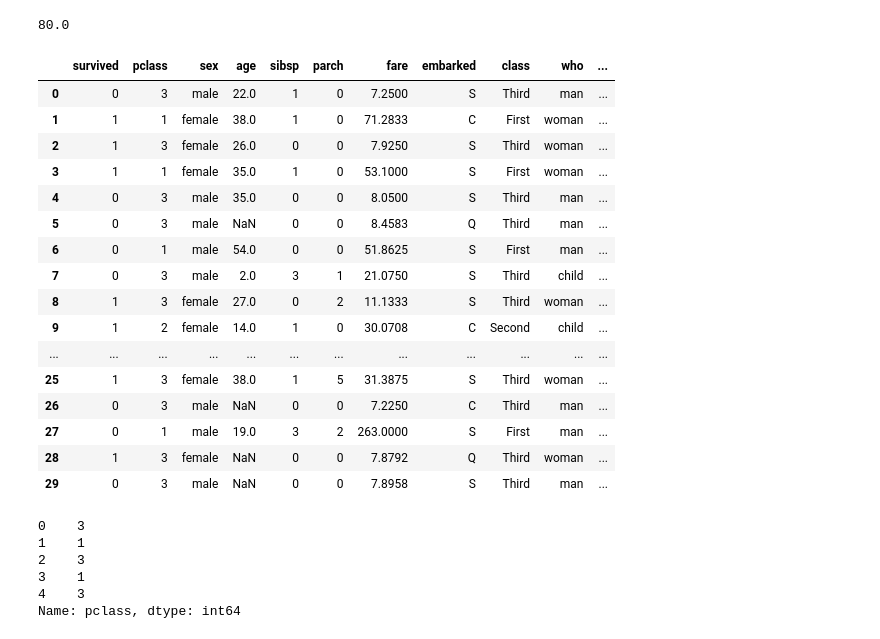
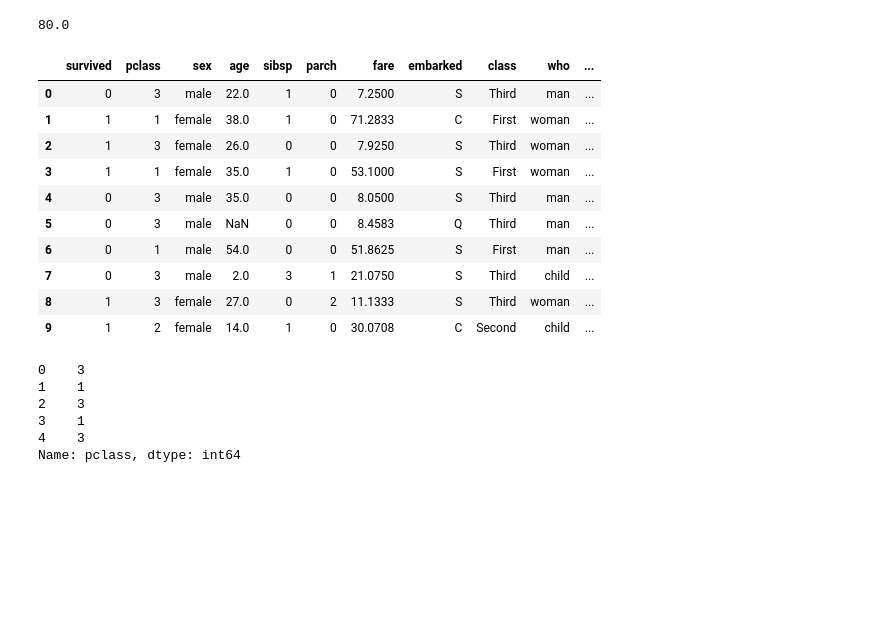
Before and after one commit to Jungjinwoo1998/python-coding-beginner-, a Jupyter notebook: pandas practice1-1.ipynb, the cells around one changed output. Saved outputs shown, nothing was run; the diff lists cells and outputs as text; code cells hidden in the pictures; blank space fills up the shorter version.

```diff
--- a/pandas practice1-1.ipynb
+++ b/pandas practice1-1.ipynb
@@ -215,25 +188,19 @@ max(tt['age'])
 # %% [output]
 80.0
 # %%
-tt.head(30)
+tt.head(10)
 # %% [output]
 |  | survived | pclass | sex | age | sibsp | parch | fare | embarked | class | who | ... |
 | 0 | 0 | 3 | male | 22.0 | 1 | 0 | 7.2500 | S | Third | man | ... |
 | 1 | 1 | 1 | female | 38.0 | 1 | 0 | 71.2833 | C | First | woman | ... |
 | 2 | 1 | 3 | female | 26.0 | 0 | 0 | 7.9250 | S | Third | woman | ... |
 | 3 | 1 | 1 | female | 35.0 | 1 | 0 | 53.1000 | S | First | woman | ... |
 | 4 | 0 | 3 | male | 35.0 | 0 | 0 | 8.0500 | S | Third | man | ... |
 | 5 | 0 | 3 | male | NaN | 0 | 0 | 8.4583 | Q | Third | man | ... |
 | 6 | 0 | 1 | male | 54.0 | 0 | 0 | 51.8625 | S | First | man | ... |
 | 7 | 0 | 3 | male | 2.0 | 3 | 1 | 21.0750 | S | Third | child | ... |
 | 8 | 1 | 3 | female | 27.0 | 0 | 2 | 11.1333 | S | Third | woman | ... |
 | 9 | 1 | 2 | female | 14.0 | 1 | 0 | 30.0708 | C | Second | child | ... |
-| ... | ... | ... | ... | ... | ... | ... | ... | ... | ... | ... | ... |
-| 25 | 1 | 3 | female | 38.0 | 1 | 5 | 31.3875 | S | Third | woman | ... |
-| 26 | 0 | 3 | male | NaN | 0 | 0 | 7.2250 | C | Third | man | ... |
-| 27 | 0 | 1 | male | 19.0 | 3 | 2 | 263.0000 | S | First | man | ... |
-| 28 | 1 | 3 | female | NaN | 0 | 0 | 7.8792 | Q | Third | woman | ... |
-| 29 | 0 | 3 | male | NaN | 0 | 0 | 7.8958 | S | Third | man | ... |
 # %%
 #이것도 가능
 tt['pclass'].head()
```
Also changed, not shown: parts of 8 cells of this notebook, 1 other file.
